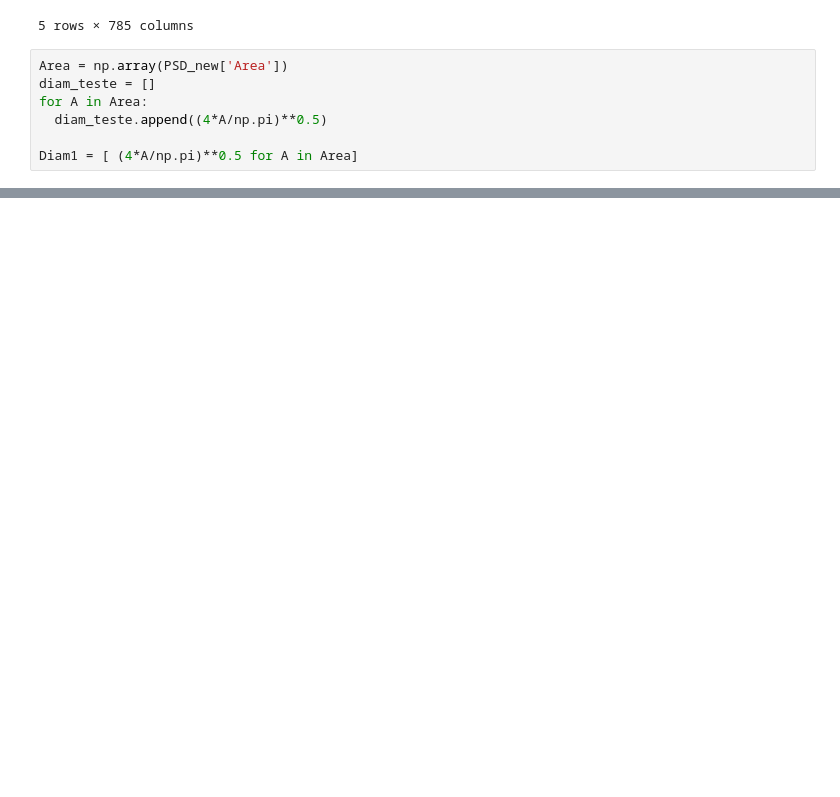
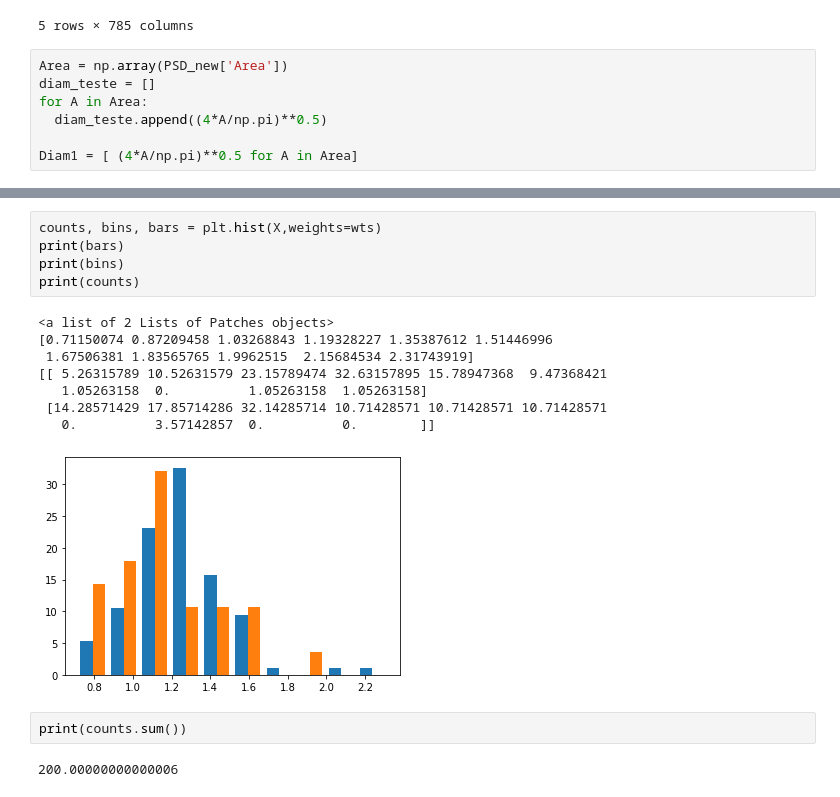
Before and after one commit to ucfilho/marquesgabi_paper_fev_2021, a Jupyter notebook: PSD_histogram_abril_22_2021.ipynb, the cells around one changed output, grey strips where cells are left out. Cells and saved outputs as stored; diff of their text form; blank space fills up the shorter version.

```diff
--- a/PSD_histogram_abril_22_2021.ipynb
+++ b/PSD_histogram_abril_22_2021.ipynb
@@ -181,3 +217,21 @@ plt.legend(['Image J','CNN'])
+# %%
+counts, bins, bars = plt.hist(X,weights=wts)
+print(bars)
+print(bins)
+print(counts)
+# %% [output]
+<a list of 2 Lists of Patches objects>
+[0.71150074 0.87209458 1.03268843 1.19328227 1.35387612 1.51446996
+ 1.67506381 1.83565765 1.9962515  2.15684534 2.31743919]
+[[ 5.26315789 10.52631579 23.15789474 32.63157895 15.78947368  9.47368421
+   1.05263158  0.          1.05263158  1.05263158]
+ [14.28571429 17.85714286 32.14285714 10.71428571 10.71428571 10.71428571
+   0.          3.57142857  0.          0.        ]]
+[figure, added]
+# %%
+print(counts.sum())
+# %% [output]
+200.00000000000006
 # %%
 
 plt.hist([Diam1,Diameter_All])
```
Also changed, not shown: parts of 13 cells of this notebook.
